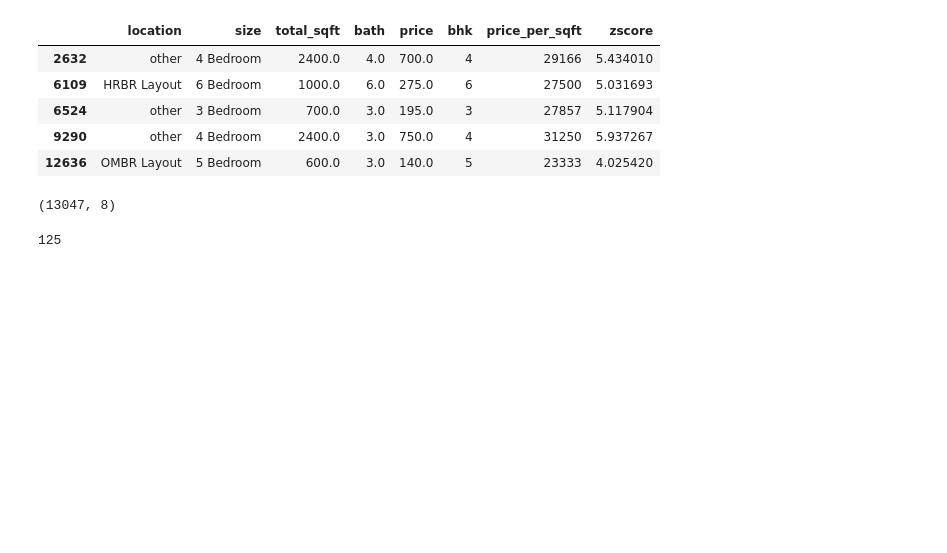
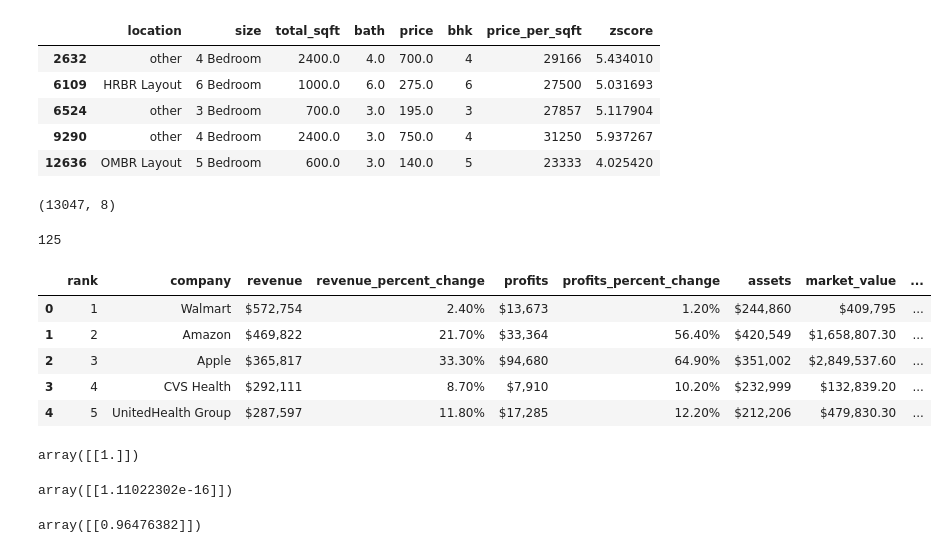
Before and after one commit to kofi-teddy/fluent-python, a Jupyter notebook: mathforml.ipynb, the cells around one changed output. Drawn from its saved outputs; the diff is of its cells as text; code cells hidden in the pictures; blank space fills up the shorter version.

```diff
--- a/mathforml.ipynb
+++ b/mathforml.ipynb
@@ -477,3 +477,27 @@ df4.shape
 df2.shape[0] - df4.shape[0]
 # %% [output]
 125
+# %%
+df = pd.read_csv("data/revenue.csv")
+df.head()
+# %% [output]
+|  | rank | company | revenue | revenue_percent_change | profits | profits_percent_change | assets | market_value | ... |
+| 0 | 1 | Walmart | $572,754 | 2.40% | $13,673 | 1.20% | $244,860 | $409,795 | ... |
+| 1 | 2 | Amazon | $469,822 | 21.70% | $33,364 | 56.40% | $420,549 | $1,658,807.30 | ... |
+| 2 | 3 | Apple | $365,817 | 33.30% | $94,680 | 64.90% | $351,002 | $2,849,537.60 | ... |
+| 3 | 4 | CVS Health | $292,111 | 8.70% | $7,910 | 10.20% | $232,999 | $132,839.20 | ... |
+| 4 | 5 | UnitedHealth Group | $287,597 | 11.80% | $17,285 | 12.20% | $212,206 | $479,830.30 | ... |
+# %%
+from sklearn.metrics.pairwise import cosine_similarity, cosine_distances
+
+cosine_similarity([[3, 1]], [[6, 2]])
+# %% [output]
+array([[1.]])
+# %%
+cosine_distances([[3, 1]], [[6, 2]])
+# %% [output]
+array([[1.11022302e-16]])
+# %%
+cosine_similarity([[3, 1]], [[3, 2]])
+# %% [output]
+array([[0.96476382]])
```
Also changed, not shown: parts of 22 cells of this notebook, 2 other files.
